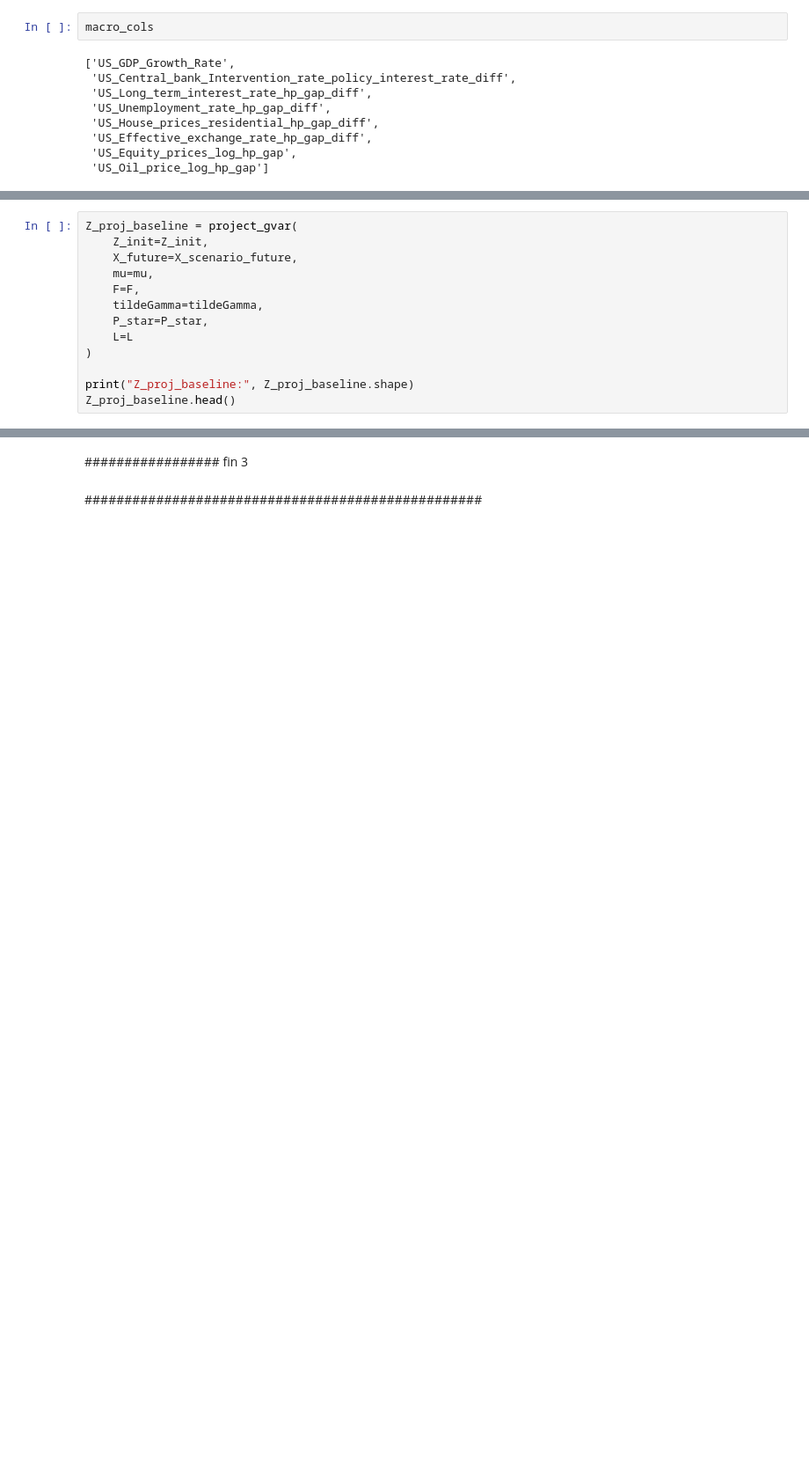
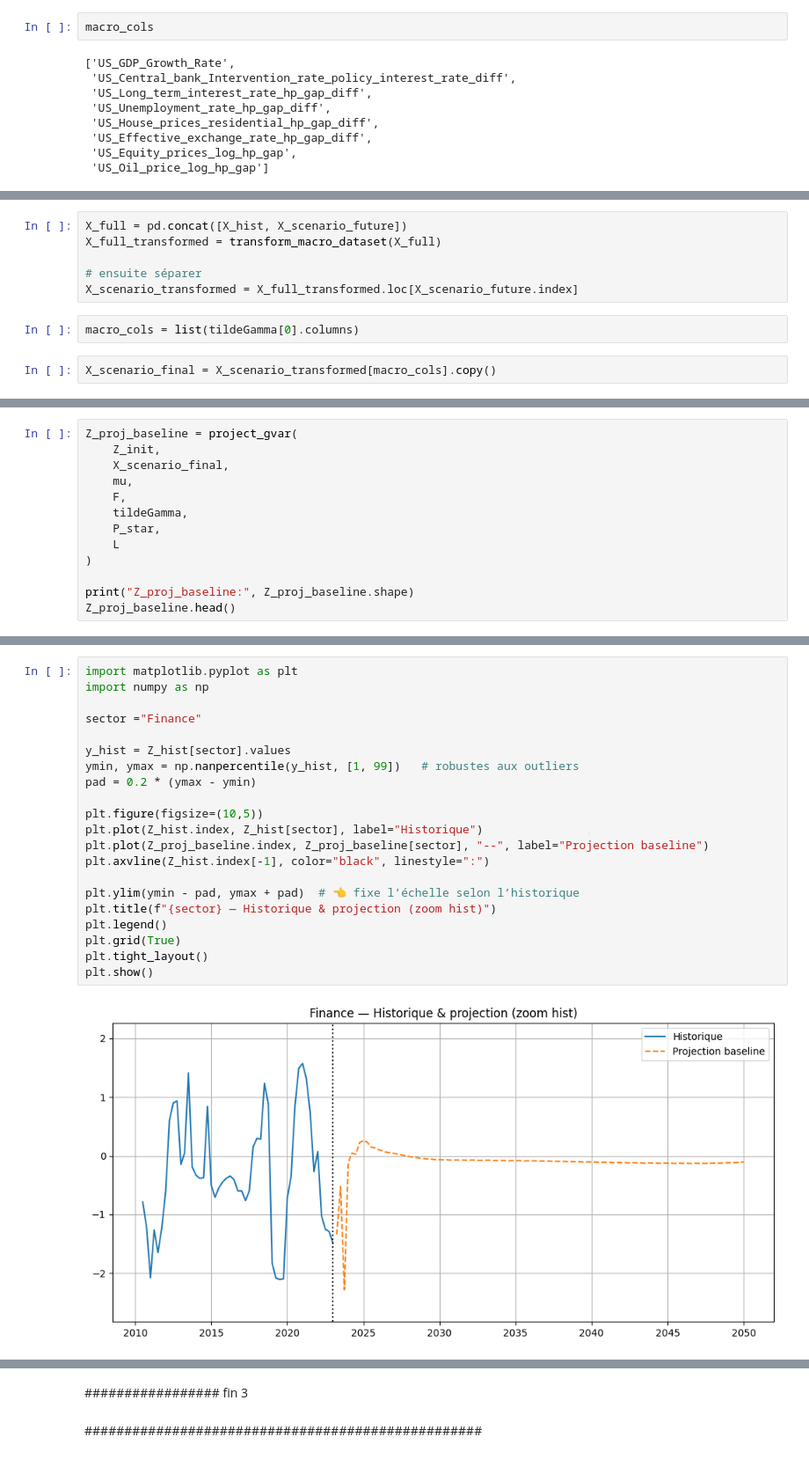
Before and after one commit to Celeste2405/PFE-CLIMATE-STRESS-TESTING-BANKING-PORTFOLIO, a Jupyter notebook: gvar_model.ipynb, the cells around one changed output, grey strips where cells are left out. Shown at 88% size. Cells and saved outputs as stored; diff of their text form; blank space fills up the shorter version.

Commit message:
projections

```diff
--- a/gvar_model.ipynb
+++ b/gvar_model.ipynb
@@ -752 +901,11 @@ macro_cols
+# %%
+X_full = pd.concat([X_hist, X_scenario_future])
+X_full_transformed = transform_macro_dataset(X_full)
+
+# ensuite séparer
+X_scenario_transformed = X_full_transformed.loc[X_scenario_future.index]
+# %%
+macro_cols = list(tildeGamma[0].columns)
+# %%
+X_scenario_final = X_scenario_transformed[macro_cols].copy()
 # %%
@@ -794,13 +954,13 @@ def project_gvar(Z_init: pd.DataFrame,
     return Z_proj
 # %%
 Z_proj_baseline = project_gvar(
-    Z_init=Z_init,
-    X_future=X_scenario_future,
-    mu=mu,
-    F=F,
-    tildeGamma=tildeGamma,
-    P_star=P_star,
-    L=L
+    Z_init,
+    X_scenario_final,
+    mu,
+    F,
+    tildeGamma,
+    P_star,
+    L
 )
 
 print("Z_proj_baseline:", Z_proj_baseline.shape)
@@ -809,0 +977,23 @@ ValueError: matmul: Input operand 1 has a mismatch in its core dimension 0, with
+# %%
+import matplotlib.pyplot as plt
+import numpy as np
+
+sector ="Finance"
+
+y_hist = Z_hist[sector].values
+ymin, ymax = np.nanpercentile(y_hist, [1, 99])   # robustes aux outliers
+pad = 0.2 * (ymax - ymin)
+
+plt.figure(figsize=(10,5))
+plt.plot(Z_hist.index, Z_hist[sector], label="Historique")
+plt.plot(Z_proj_baseline.index, Z_proj_baseline[sector], "--", label="Projection baseline")
+plt.axvline(Z_hist.index[-1], color="black", linestyle=":")
+
+plt.ylim(ymin - pad, ymax + pad)  # 👈 fixe l’échelle selon l’historique
+plt.title(f"{sector} — Historique & projection (zoom hist)")
+plt.legend()
+plt.grid(True)
+plt.tight_layout()
+plt.show()
+# %% [output]
+[figure, added]
```
Also changed, not shown: parts of 38 cells of this notebook.
